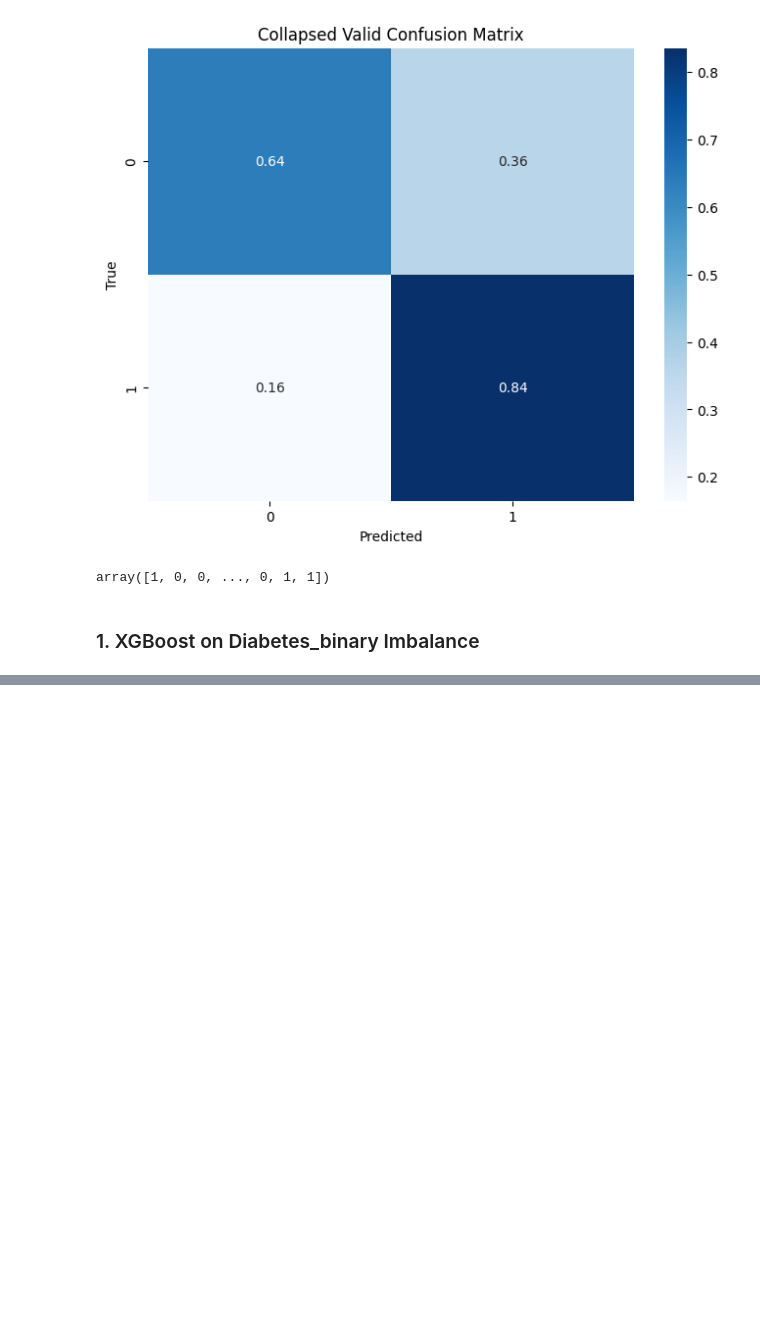
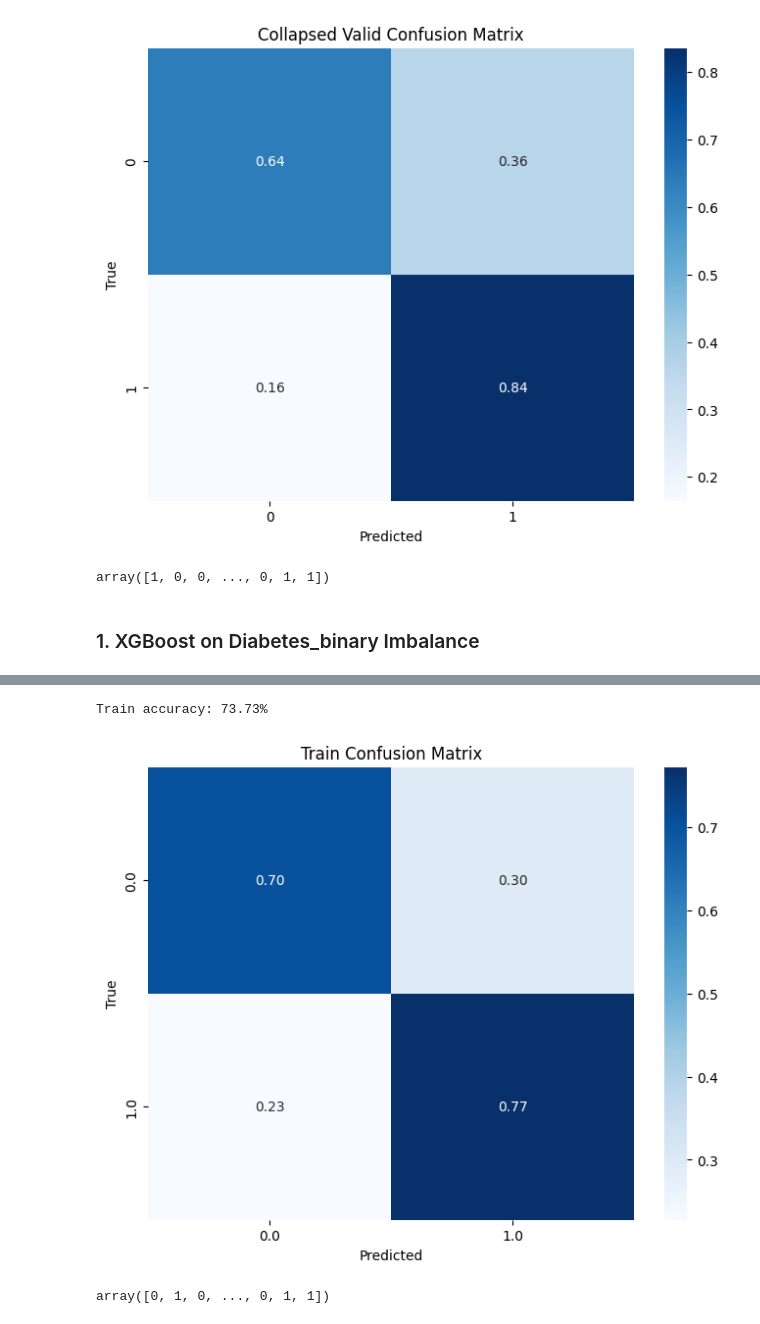
Before and after one commit to Panta-Rhei-LZ/DS-9000-Project-Data, a Jupyter notebook: Boosting.ipynb, the cells around one changed output, grey strips where cells are left out. Cells and saved outputs as stored; diff of their text form; code cells hidden in the pictures; blank space fills up the shorter version.

```diff
--- a/Boosting.ipynb
+++ b/Boosting.ipynb
@@ -323,0 +401,10 @@ X_train_diabetes01, X_test_diabetes01, y_train_diabetes01, y_test_diabetes01 = t
+# %%
+confusion_plot(
+    y_train_diabetes01_sm,
+    (model_diabetes01.predict(dtrain_diabetes01) >= 0.5).astype(int),
+    'Train',
+    list(set(y_train_diabetes01)))
+# %% [output]
+Train accuracy: 73.73%
+[figure, added]
+array([0, 1, 0, ..., 0, 1, 1])
```
Also changed, not shown: parts of 11 cells of this notebook.
